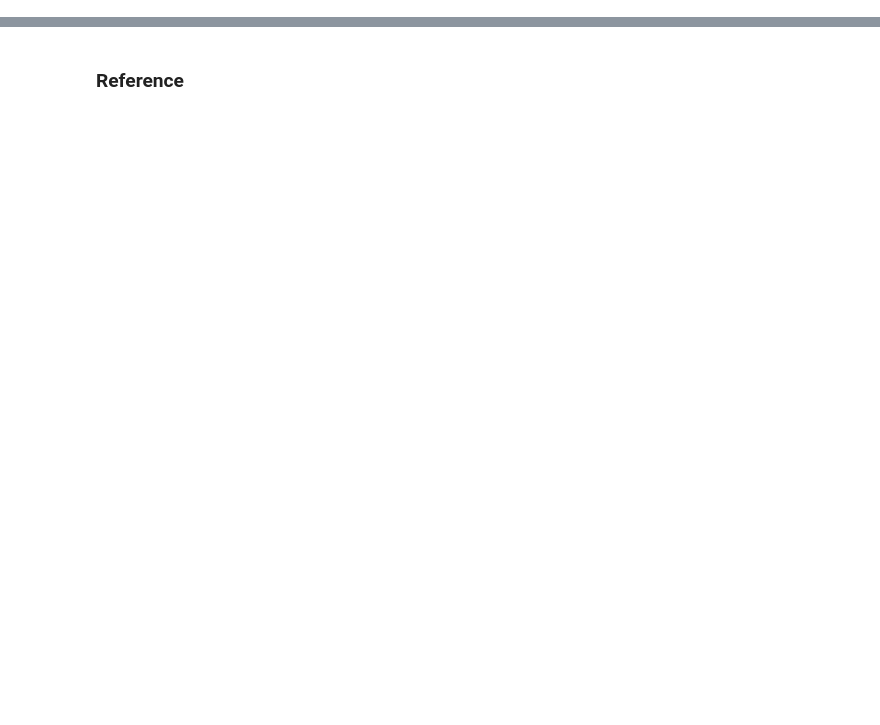
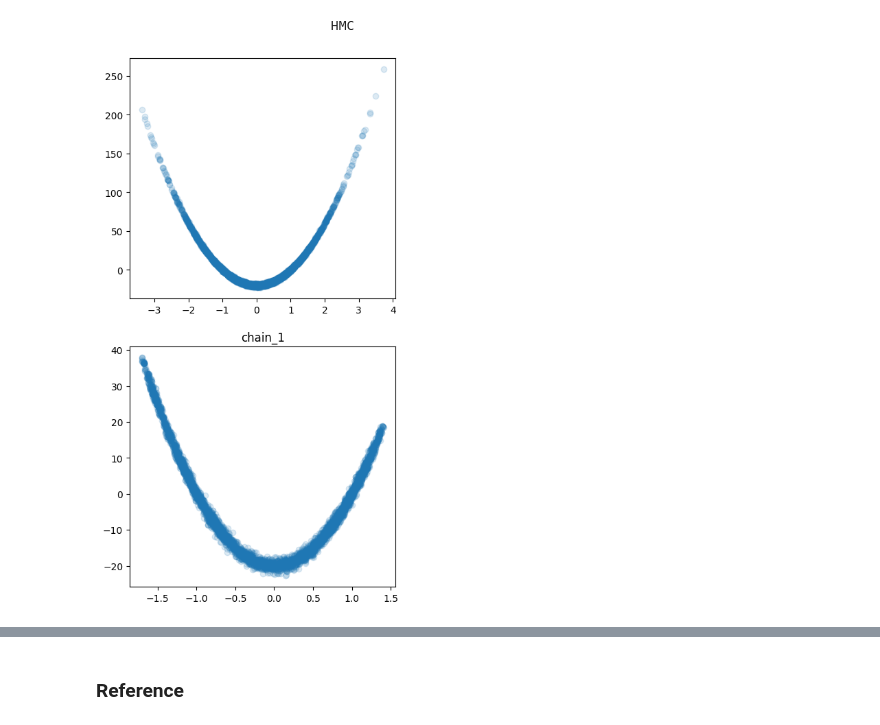
Before and after one commit to cepessh/adaptive_mcmc, a Jupyter notebook: notebooks/experiments.ipynb, the cells around one changed output, grey strips where cells are left out. Saved outputs shown, nothing was run; the diff lists cells and outputs as text; code cells hidden in the pictures; blank space fills up the shorter version.

```diff
--- a/notebooks/experiments.ipynb
+++ b/notebooks/experiments.ipynb
@@ -883,9 +862,12 @@ BenchmarkUtils.create_plot(
 # %%
 print(f"{' ' * 30}HMC")
 BenchmarkUtils.create_plot(
-    log[0]["hist_data"][100]["hmc_vanilla"]["cache"].samples[:, :, :],
-    log[0]["hist_data"][100]["hmc_vanilla"]["cache"].true_samples,
+    log[0]["hist_data"][256]["hmc_vanilla"]["cache"].samples[:, [1], :],
+    log[0]["hist_data"][256]["hmc_vanilla"]["cache"].true_samples,
 )
+# %% [output]
+                              HMC
+[figure, added]
 # %%
 print(f"{' ' * 30}HMC Taylor")
 BenchmarkUtils.create_plot(
```
Also changed, not shown: parts of 21 cells of this notebook.
